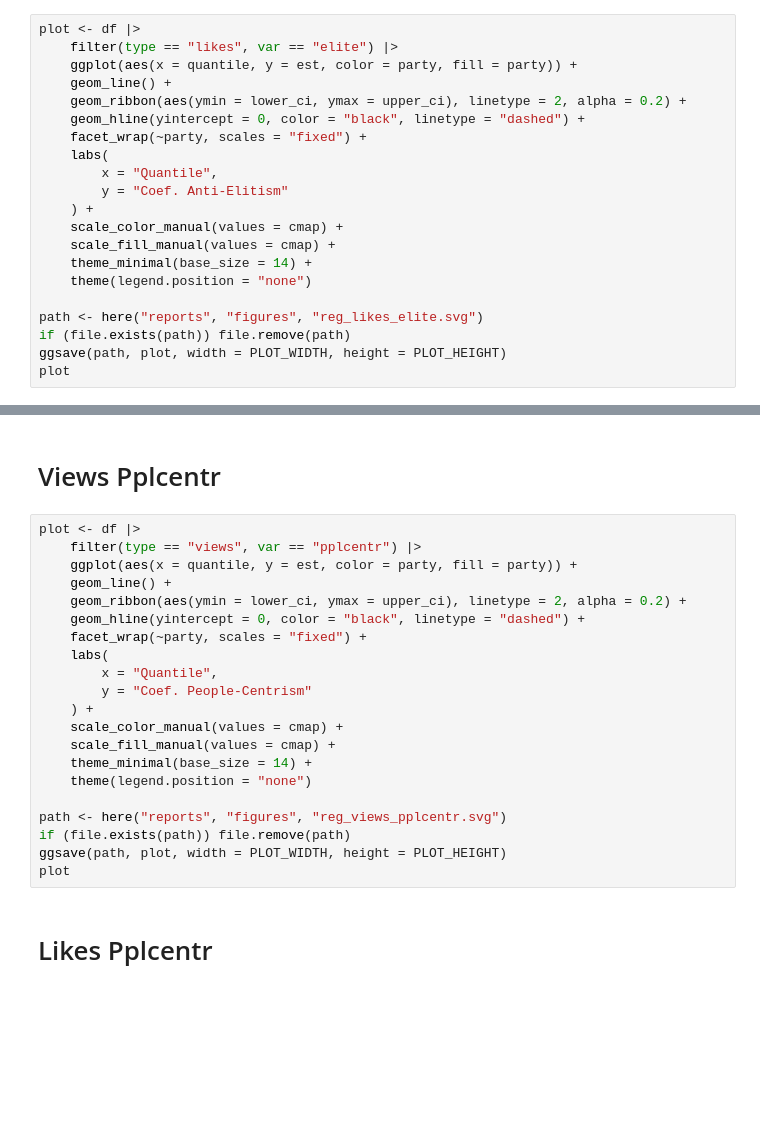
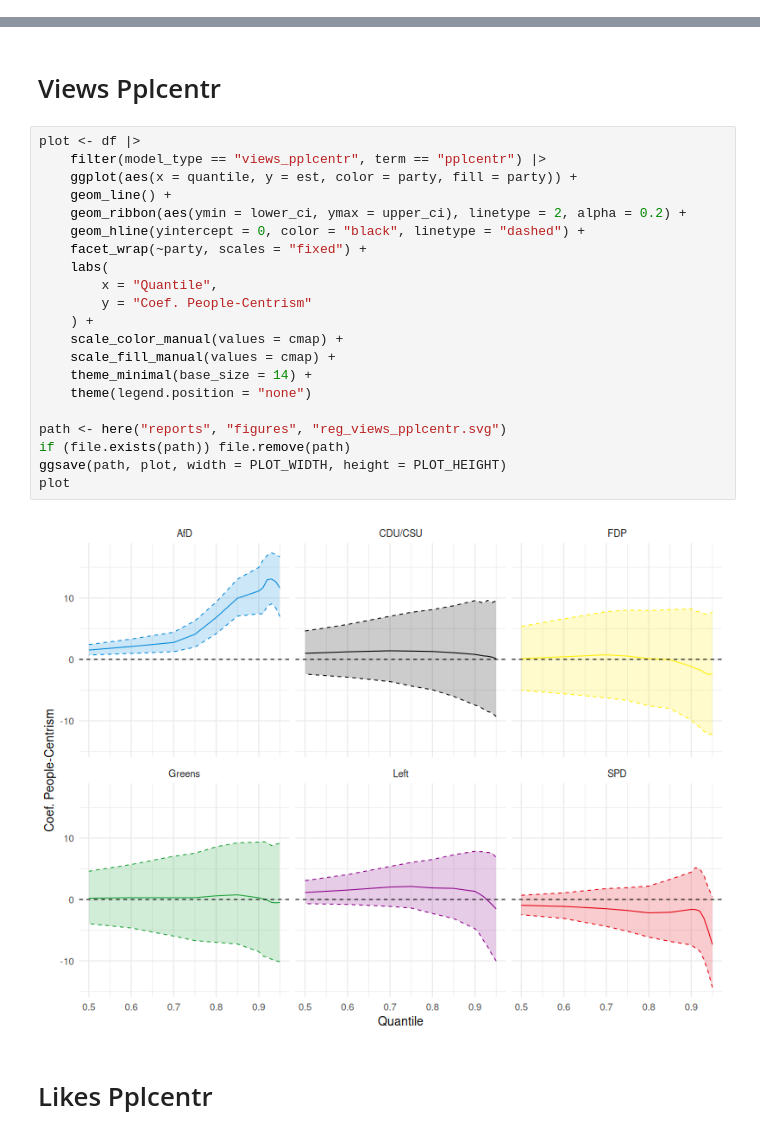
Before and after one commit to luerhard/anti-elitism-gets-views, a Jupyter notebook: pipeline/07-plot_regressions.ipynb, the cells around one changed output, grey strips where cells are left out. Saved outputs shown, nothing was run; the diff lists cells and outputs as text; blank space fills up the shorter version.

```diff
--- a/pipeline/07-plot_regressions.ipynb
+++ b/pipeline/07-plot_regressions.ipynb
@@ -105,23 +105,2 @@ plot
 # %% [markdown]
 # Likes Elite
-# %%
-plot <- df |>
-    filter(type == "likes", var == "elite") |>
-    ggplot(aes(x = quantile, y = est, color = party, fill = party)) +
-    geom_line() +
-    geom_ribbon(aes(ymin = lower_ci, ymax = upper_ci), linetype = 2, alpha = 0.2) +
-    geom_hline(yintercept = 0, color = "black", linetype = "dashed") +
-    facet_wrap(~party, scales = "fixed") +
-    labs(
-        x = "Quantile",
-        y = "Coef. Anti-Elitism"
-    ) +
-    scale_color_manual(values = cmap) +
-    scale_fill_manual(values = cmap) +
-    theme_minimal(base_size = 14) +
-    theme(legend.position = "none")
-
-path <- here("reports", "figures", "reg_likes_elite.svg")
-if (file.exists(path)) file.remove(path)
-ggsave(path, plot, width = PLOT_WIDTH, height = PLOT_HEIGHT)
-plot
@@ -129,24 +129,26 @@ plot
 # Views Pplcentr
 # %%
 plot <- df |>
-    filter(type == "views", var == "pplcentr") |>
+    filter(model_type == "views_pplcentr", term == "pplcentr") |>
     ggplot(aes(x = quantile, y = est, color = party, fill = party)) +
     geom_line() +
     geom_ribbon(aes(ymin = lower_ci, ymax = upper_ci), linetype = 2, alpha = 0.2) +
     geom_hline(yintercept = 0, color = "black", linetype = "dashed") +
     facet_wrap(~party, scales = "fixed") +
     labs(
         x = "Quantile",
         y = "Coef. People-Centrism"
     ) +
     scale_color_manual(values = cmap) +
     scale_fill_manual(values = cmap) +
     theme_minimal(base_size = 14) +
     theme(legend.position = "none")
 
 path <- here("reports", "figures", "reg_views_pplcentr.svg")
 if (file.exists(path)) file.remove(path)
 ggsave(path, plot, width = PLOT_WIDTH, height = PLOT_HEIGHT)
 plot
+# %% [output]
+[figure, added]
 # %% [markdown]
 # Likes Pplcentr
```
Also changed, not shown: parts of 4 cells of this notebook, 2 other files.
